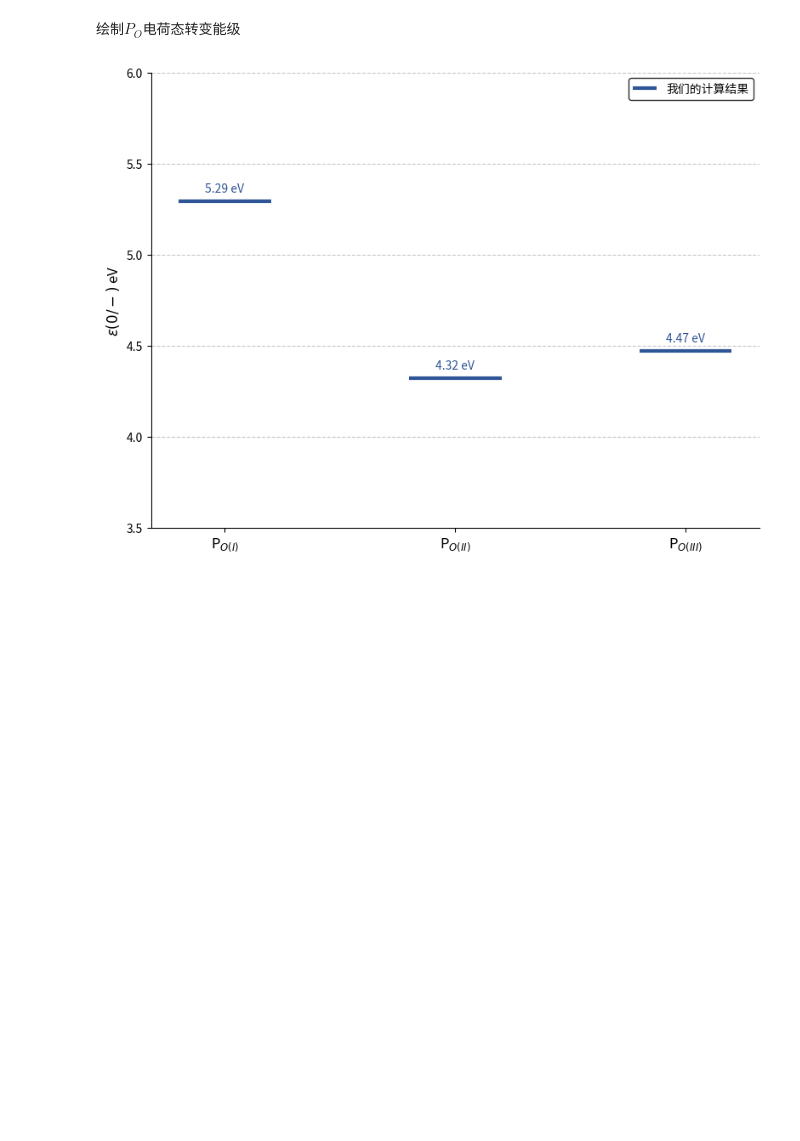
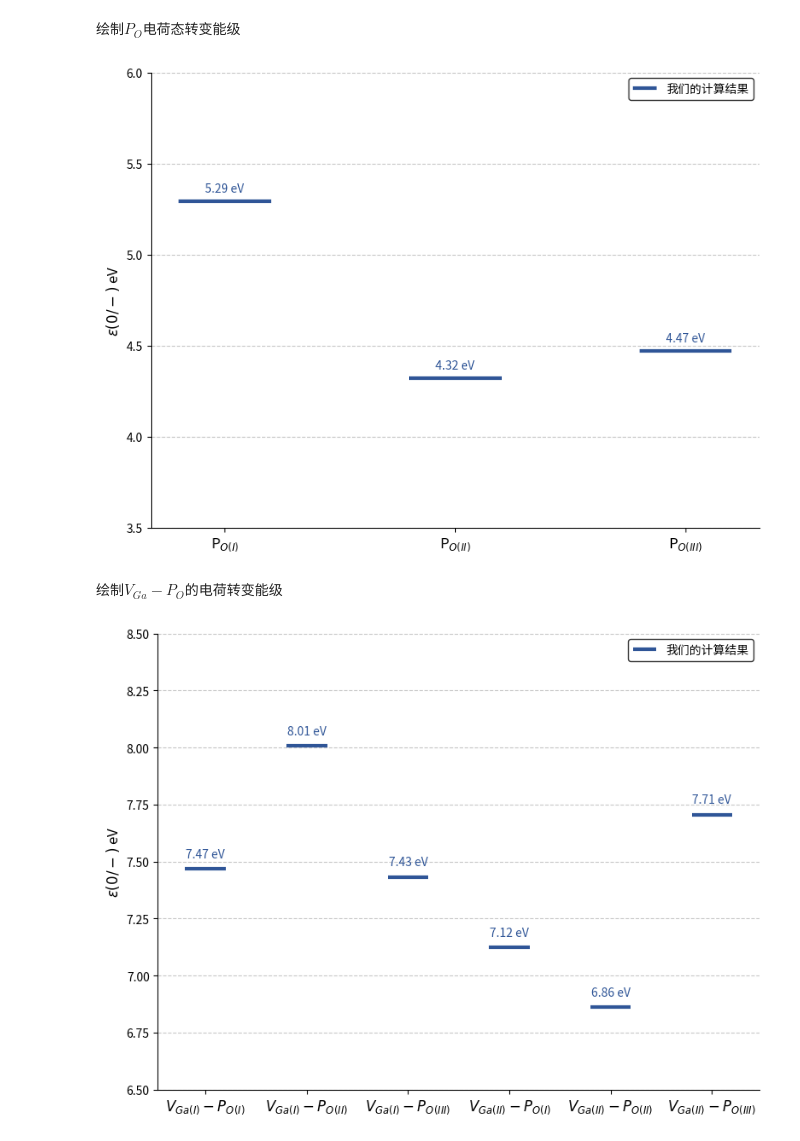
Before and after one commit to MelVoyager/P-type-Ga2O3, a Jupyter notebook: util/plot.ipynb, the cells around one changed output. Drawn from its saved outputs; the diff is of its cells as text; code cells hidden in the pictures; blank space fills up the shorter version.

```diff
--- a/util/plot.ipynb
+++ b/util/plot.ipynb
@@ -161,7 +161,7 @@ data = {
 colors = ['#2F5597']  # 仅使用第一个颜色
 labels = ['我们的计算结果']  # 仅保留第一个标签
 column_width = 0.8
-
+x_positions = [1, 2, 3]  # 每列在x轴上的位置
 plt.figure(figsize=(8, 6))
 ax = plt.gca()
 
@@ -213,3 +213,73 @@ plt.tight_layout()
 plt.show()
 # %% [output]
 [figure]
+# %% [markdown]
+绘制$V_{Ga}-P_O$的电荷转变能级
+# %%
+# 数据准备（仅保留第一个来源的数据）
+data = {
+    r"$V_{Ga(I)}-P_{O(I)}$": [7.46707],
+    r"$V_{Ga(I)}-P_{O(II)}$": [8.00681],
+    r"$V_{Ga(I)}-P_{O(III)}$": [7.43211],
+    r"$V_{Ga(II)}-P_{O(I)}$": [7.12351],
+    r"$V_{Ga(II)}-P_{O(II)}$": [6.86093],
+    r"$V_{Ga(II)}-P_{O(III)}$": [7.70574],
+}
+
+# 图形参数设置（简化为一个来源）
+x_positions = [1, 2, 3, 4, 5, 6]  # 每列在x轴上的位置
+colors = ['#2F5597']  # 仅使用第一个颜色
+labels = ['我们的计算结果']  # 仅保留第一个标签
+column_width = 0.8
+
+plt.figure(figsize=(8, 6))
+ax = plt.gca()
+
+# 绘制横线（简化循环）
+for idx, (defect, values) in enumerate(data.items()):
+    x_center = x_positions[idx]
+    x_min = x_center - column_width/4
+    x_max = x_center + column_width/4
+
+    # 只绘制第一个来源的数据
+    ax.hlines(y=values[0],  # 取列表中的第一个值
+              xmin=x_min,
+              xmax=x_max,
+              colors=colors[0],
+              linewidth=3,
+              label=labels[0] if idx == 0 else "")
+
+# 坐标轴设置（保持相同范围以维持比例）
+ax.set_xticks(x_positions)
+ax.set_xticklabels(data.keys(), fontsize=12)
+plt.ylabel(r"$\varepsilon(0/-)$ eV", fontsize=12)
+plt.ylim(6.5, 8.5)
+
+# 辅助网格保持原样
+ax.grid(axis='y', linestyle='--', alpha=0.7)
+
+# 图例设置（仅显示一个图例）
+legend = ax.legend(loc='upper right',
+                  frameon=True,
+                  edgecolor='black',
+                  fontsize=10)
+legend.get_frame().set_facecolor('white')
+
+# 数据标签（仅标注第一个来源）
+for idx, (defect, values) in enumerate(data.items()):
+    x_center = x_positions[idx]
+    ax.text(x_center,  # 居中显示
+           values[0] + 0.05,
+           f"{values[0]:.2f} eV",
+           ha='center',
+           color=colors[0],
+           fontsize=10)
+
+# 美化边框（保持原样）
+ax.spines['top'].set_visible(False)
+ax.spines['right'].set_visible(False)
+
+plt.tight_layout()
+plt.show()
+# %% [output]
+[figure, added]
```
Also changed, not shown: parts of 6 cells of this notebook, 27 other files.
